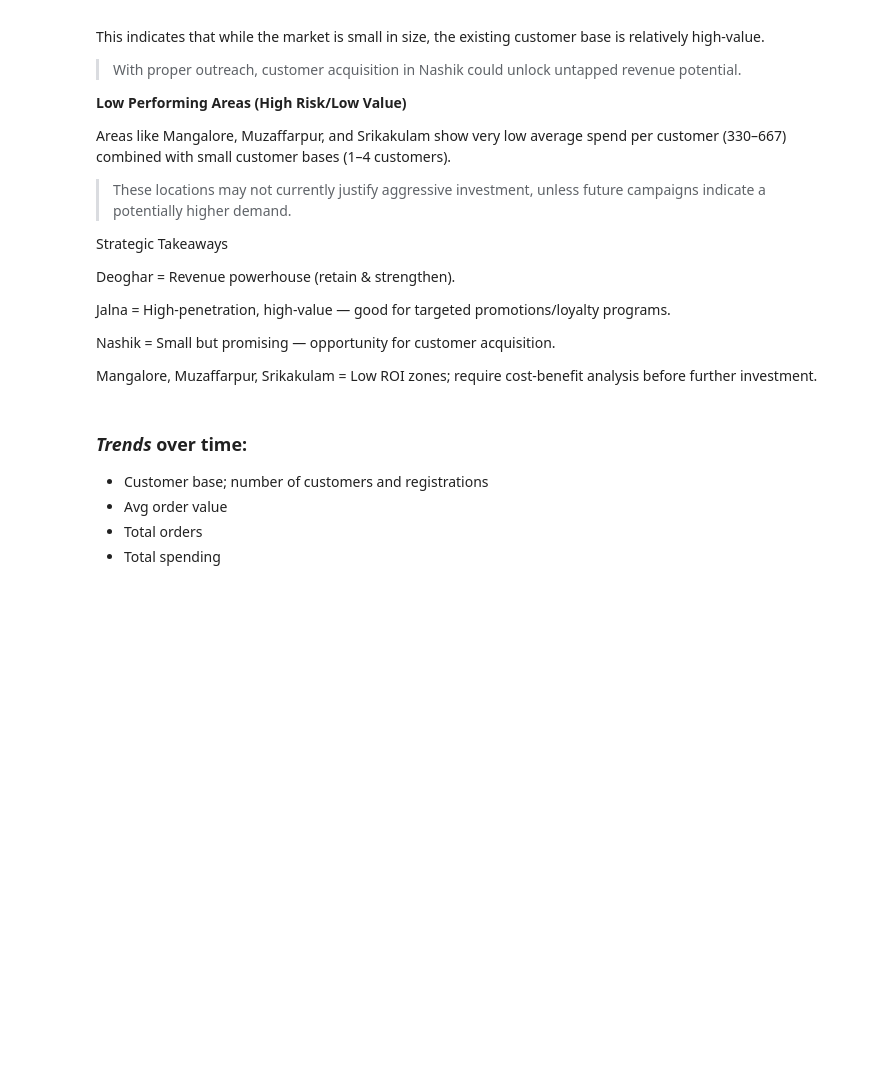
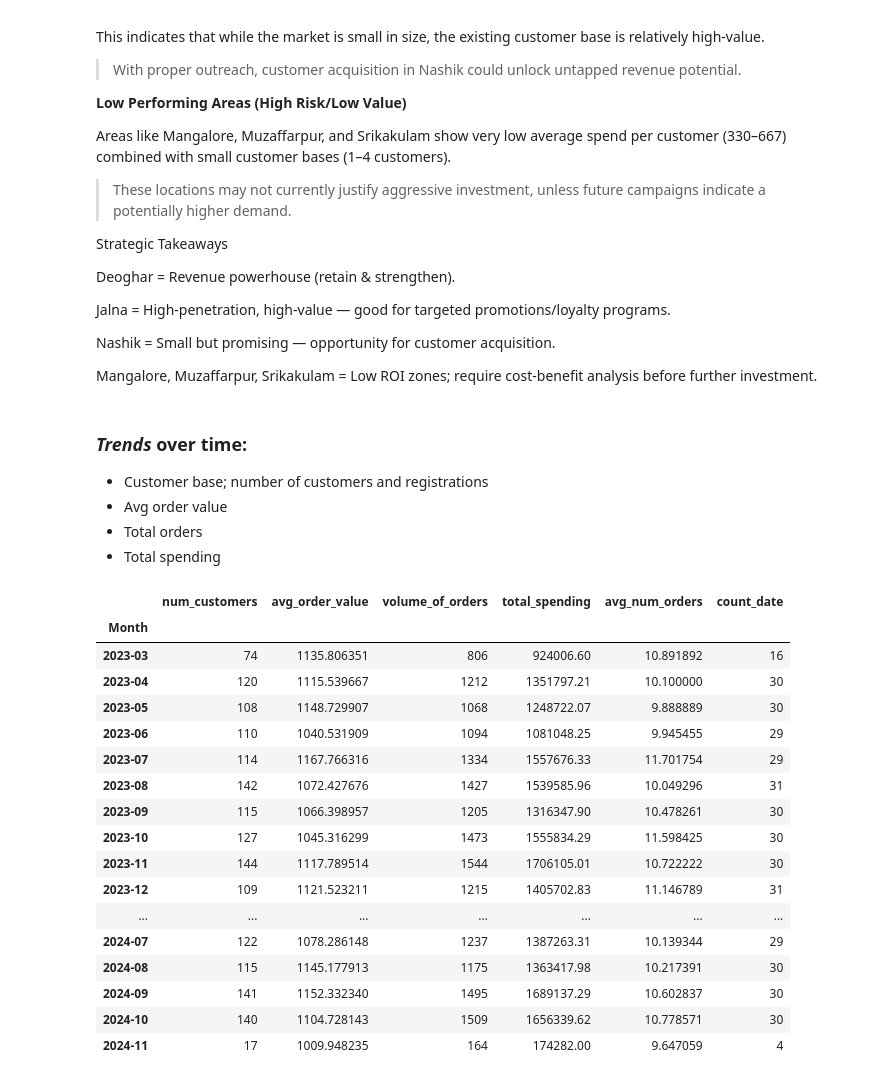
Before and after one commit to Joan-Njoki-Mwangi/Blinkit-Grocery-Store-Deep-Dive, a Jupyter notebook: Blinkit_Grocery_Store_Deep_Dive.ipynb, the cells around one changed output. Drawn from its saved outputs; the diff is of its cells as text; code cells hidden in the pictures; blank space fills up the shorter version.

```diff
--- a/Blinkit_Grocery_Store_Deep_Dive.ipynb
+++ b/Blinkit_Grocery_Store_Deep_Dive.ipynb
@@ -197,0 +222,30 @@ Mangalore, Muzaffarpur, Srikakulam = Low ROI zones; require cost-benefit analysi
+# %%
+# creating the table to show trends over time
+customer_base = customer_seg.groupby('Month').agg(
+    num_customers = ('customer_id','nunique'),
+    avg_order_value = ('avg_order_value','mean'),
+    volume_of_orders = ('total_orders','sum'),
+    total_spending = ('total_spent','sum'),
+    avg_num_orders = ('total_orders','mean'),
+    count_date = ('registration_date','nunique')
+).sort_values(by='Month')
+customer_base
+# %% [output]
+|  | num_customers | avg_order_value | volume_of_orders | total_spending | avg_num_orders | count_date |
+| Month |  |  |  |  |  |  |
+| 2023-03 | 74 | 1135.806351 | 806 | 924006.60 | 10.891892 | 16 |
+| 2023-04 | 120 | 1115.539667 | 1212 | 1351797.21 | 10.100000 | 30 |
+| 2023-05 | 108 | 1148.729907 | 1068 | 1248722.07 | 9.888889 | 30 |
+| 2023-06 | 110 | 1040.531909 | 1094 | 1081048.25 | 9.945455 | 29 |
+| 2023-07 | 114 | 1167.766316 | 1334 | 1557676.33 | 11.701754 | 29 |
+| 2023-08 | 142 | 1072.427676 | 1427 | 1539585.96 | 10.049296 | 31 |
+| 2023-09 | 115 | 1066.398957 | 1205 | 1316347.90 | 10.478261 | 30 |
+| 2023-10 | 127 | 1045.316299 | 1473 | 1555834.29 | 11.598425 | 30 |
+| 2023-11 | 144 | 1117.789514 | 1544 | 1706105.01 | 10.722222 | 30 |
+| 2023-12 | 109 | 1121.523211 | 1215 | 1405702.83 | 11.146789 | 31 |
+| ... | ... | ... | ... | ... | ... | ... |
+| 2024-07 | 122 | 1078.286148 | 1237 | 1387263.31 | 10.139344 | 29 |
+| 2024-08 | 115 | 1145.177913 | 1175 | 1363417.98 | 10.217391 | 30 |
+| 2024-09 | 141 | 1152.332340 | 1495 | 1689137.29 | 10.602837 | 30 |
+| 2024-10 | 140 | 1104.728143 | 1509 | 1656339.62 | 10.778571 | 30 |
+| 2024-11 | 17 | 1009.948235 | 164 | 174282.00 | 9.647059 | 4 |
```
Also changed, not shown: parts of 11 cells of this notebook.
